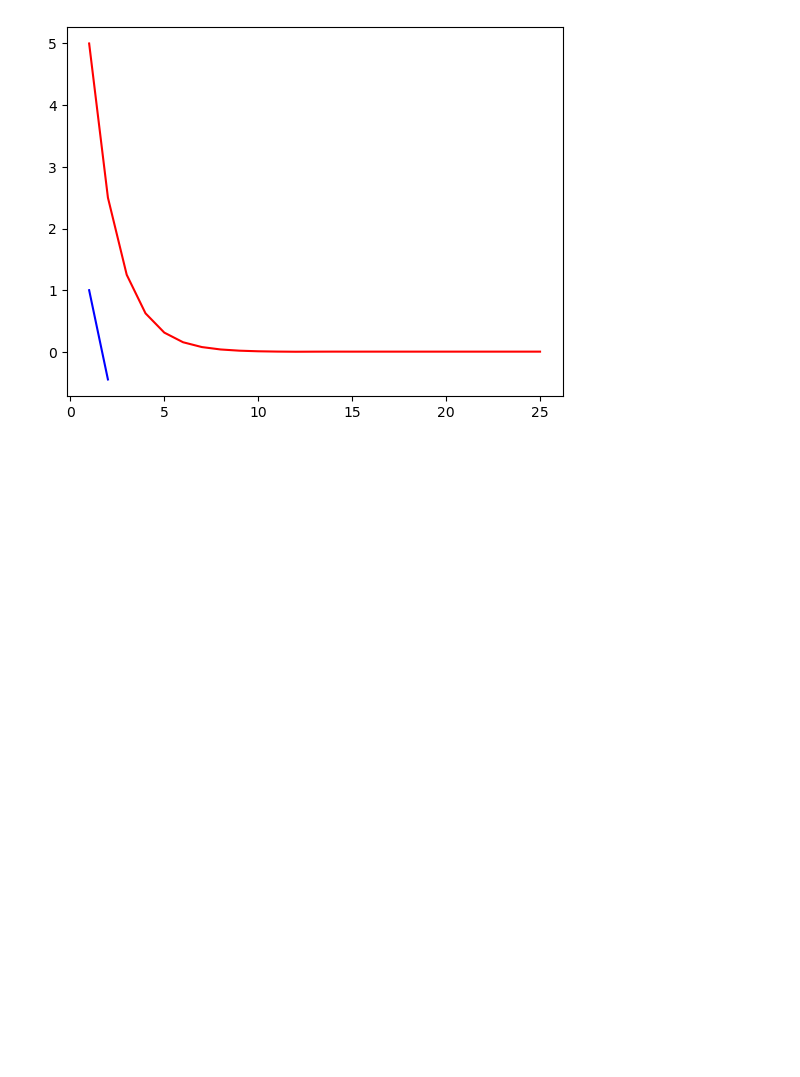
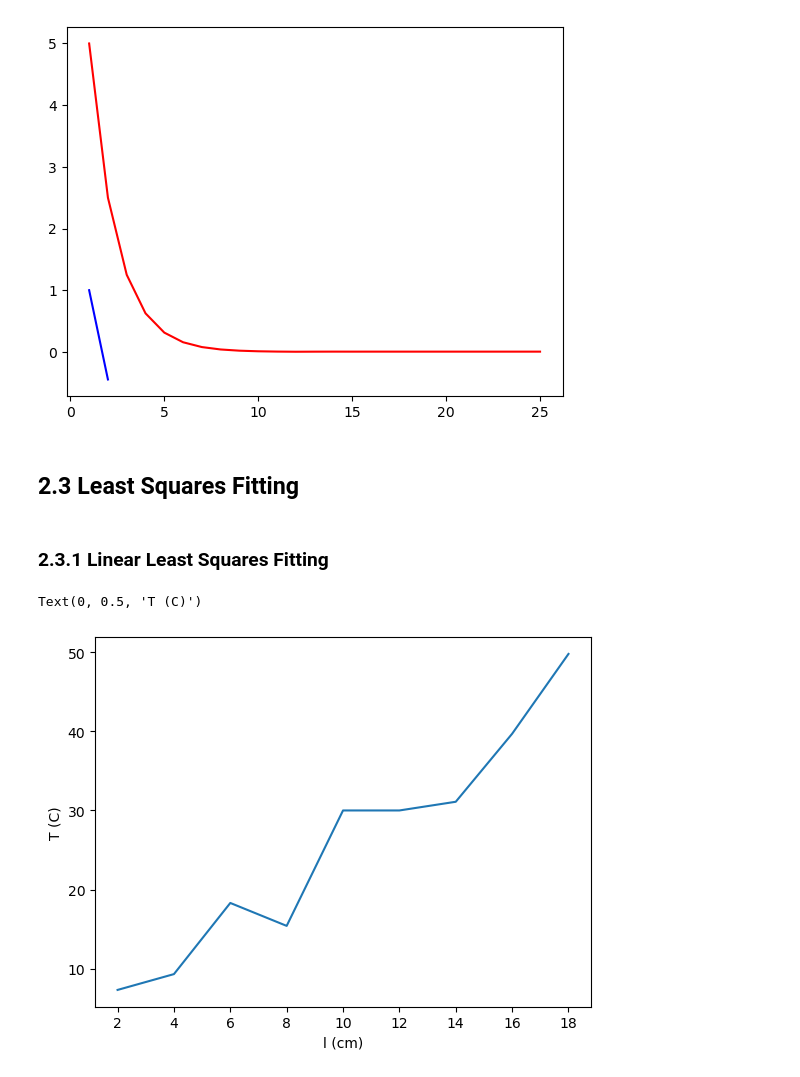
Before and after one commit to ah92zub/Computational-Physics-Python, a Jupyter notebook: Chapter 2.ipynb, the cells around one changed output. Cells and saved outputs as stored; diff of their text form; code cells hidden in the pictures; blank space fills up the shorter version.

```diff
--- a/Chapter 2.ipynb
+++ b/Chapter 2.ipynb
@@ -112,3 +112,17 @@ p.plot(np.arange(1,len(root_bisect_hist)+1),root_bisect_hist, 'r',
 [<matplotlib.lines.Line2D at 0x...>,
  <matplotlib.lines.Line2D at 0x...>]
 [figure]
+# %% [markdown]
+## 2.3 Least Squares Fitting
+# %% [markdown]
+### 2.3.1 Linear Least Squares Fitting
+# %%
+l = np.array([2., 4., 6., 8., 10., 12., 14., 16., 18.])
+T = np.array([7.3, 9.3, 18.3, 15.4, 30, 30, 31.1, 39.7, 49.8])
+
+p.plot(l,T)
+p.xlabel(r'l (cm)')
+p.ylabel(r'T (C)')
+# %% [output]
+Text(0, 0.5, 'T (C)')
+[figure, added]
```
Also changed, not shown: parts of 2 cells of this notebook, 1 other file.
